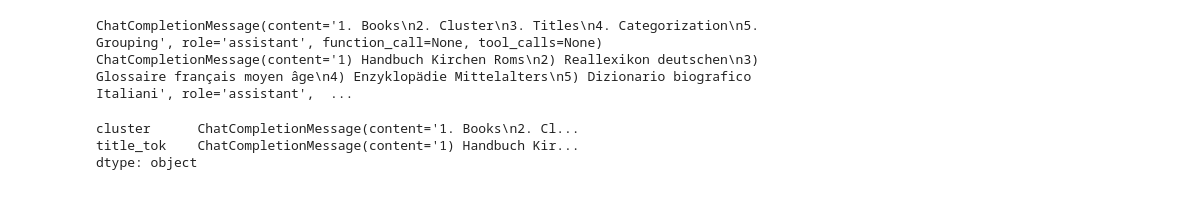
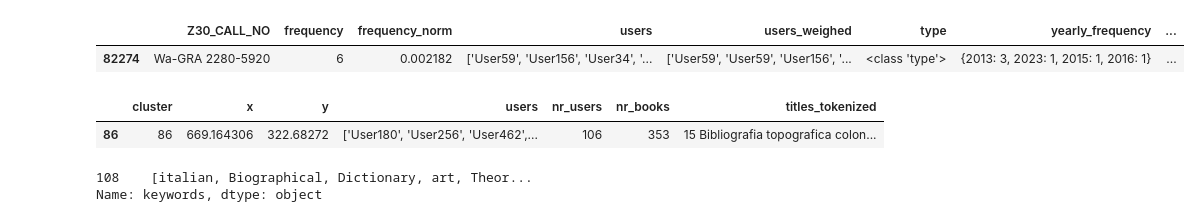
Before and after one commit to hanaCasey/BHVizData, a Jupyter notebook: thesis/src/keywords.ipynb, the cells around one changed output. Drawn from its saved outputs; the diff is of its cells as text; code cells hidden in the pictures.

```diff
--- a/thesis/src/keywords.ipynb
+++ b/thesis/src/keywords.ipynb
@@ -54,11 +27,13 @@ cluster_titles = pd.read_csv('titles.csv')
-# %%
-x = cluster_titles.apply(get_keywords_from_tokens)
-# %% [output]
-ChatCompletionMessage(content='1. Books\n2. Cluster\n3. Titles\n4. Categorization\n5. Grouping', role='assistant', function_call=None, tool_calls=None)
-ChatCompletionMessage(content='1) Handbuch Kirchen Roms\n2) Reallexikon deutschen\n3) Glossaire français moyen âge\n4) Enzyklopädie Mittelalters\n5) Dizionario biografico Italiani', role='assistant',  ...
-# %%
-x
-# %% [output]
-cluster      ChatCompletionMessage(content='1. Books\n2. Cl...
-title_tok    ChatCompletionMessage(content='1) Handbuch Kir...
-dtype: object
+# %%
+books = pd.read_csv('exp/book_df.csv')
+clusters = pd.read_csv('exp/clusters.csv')
+# %%
+books.sample()
+# %% [output]
+|  | Z30_CALL_NO | frequency | frequency_norm | users | users_weighed | type | yearly_frequency | ... |
+| 82274 | Wa-GRA 2280-5920 | 6 | 0.002182 | ['User59', 'User156', 'User34', '... | ['User59', 'User59', 'User156', '... | <class 'type'> | {2013: 3, 2023: 1, 2015: 1, 2016: 1} | ... |
+# %%
+clusters.sample()
+# %% [output]
+|  | cluster | x | y | users | nr_users | nr_books | titles_tokenized |
+| 86 | 86 | 669.164306 | 322.68272 | ['User180', 'User256', 'User462',... | 106 | 353 | 15 Bibliografia topografica colon... |
@@ -64,0 +79,6 @@ dtype: object
+# %%
+clusters['keywords'] = keywords
+print(clusters.keywords.sample())
+# %% [output]
+108    [italian, Biographical, Dictionary, art, Theor...
+Name: keywords, dtype: object
```
Also changed, not shown: parts of 11 cells of this notebook, 7 other files.
